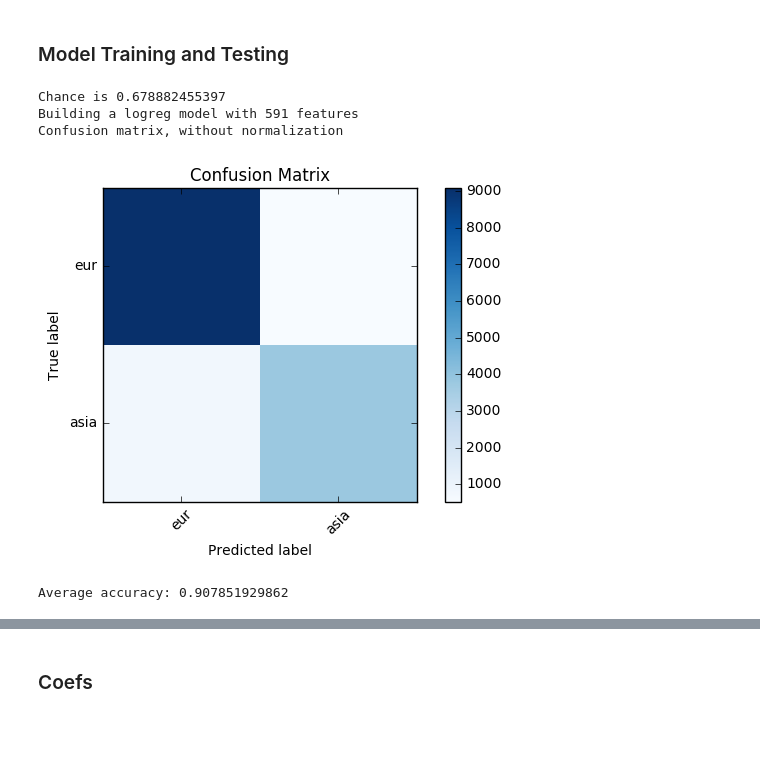
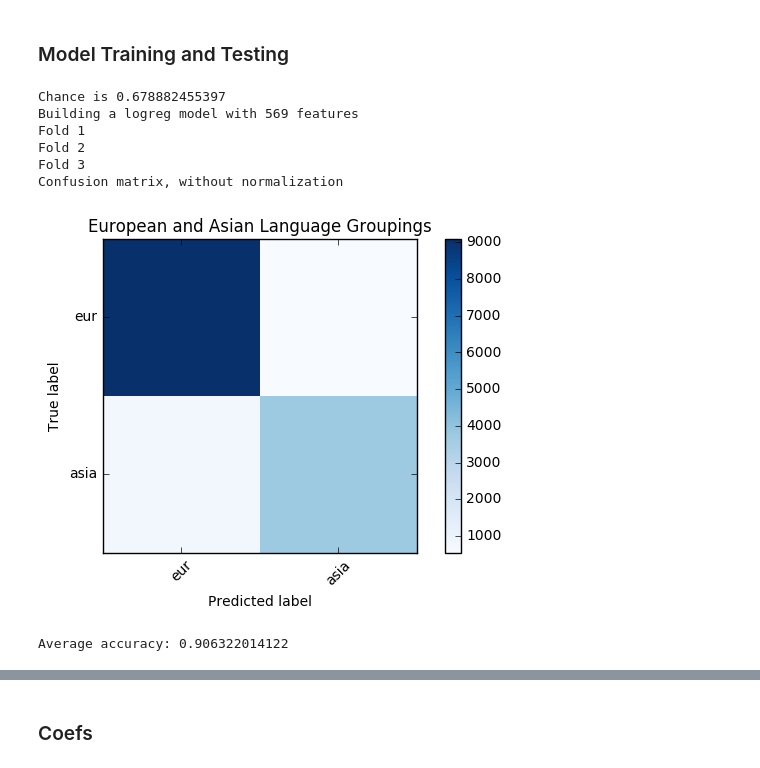
Before and after one commit to sravanareddy/appinventor, a Jupyter notebook: FindTheBug_April6.ipynb, the cells around one changed output, grey strips where cells are left out. Drawn from its saved outputs; the diff is of its cells as text; code cells hidden in the pictures; blank space fills up the shorter version.

```diff
--- a/FindTheBug_April6.ipynb
+++ b/FindTheBug_April6.ipynb
@@ -32,7 +32,7 @@ for user in user_langs:
     lang = user_langs[user]
     lang_counts[lang] += 1
 
-user_langs = {user: lang for user, lang in user_langs.items() if lang_counts[lang]>=250 and user in summaries}
+user_langs = {user: lang for user, lang in user_langs.items() if lang_counts[lang]>=250 and user in summaries and lang != 'la'}
 langset = set(user_langs.values())
 print 'lang data created with', len(user_langs), 'users and', len(langset), 'languages', langset
 # %% [output]
@@ -357,10 +361,8 @@ langgroups = {'es': 'eur',
               'nl': 'eur',
               'pl': 'eur',
               'en': 'eur',
-              'ru': 'eur',
               'ko': 'asia',
               'zh': 'asia',
-              'ja': 'asia',
               'th': 'asia'}
 langgroup_num_map = {'eur': 0, 'asia': 1}
 # %%
@@ -371,8 +369,10 @@ langgroup_num_map = {'eur': 0, 'asia': 1}
 def get_user_labels():
     return {user: langgroup_num_map[langgroups[lang]] for user, lang in user_langs.items() if lang in langgroups.keys()}
 # %%
-time_combined = combine_featfuncs([projectLengthFeatures, dayAnalysisFeatures,decileProjects])
+#time_combined = combine_featfuncs([projectLengthFeatures, dayAnalysisFeatures,decileProjects])
 code_combined = combine_featfuncs([summaryOBlockDecile,summaryDecileTLBlocks,summaryDecileNumScreens,summaryDeltasTLBlocks,summaryDeltasOBlock,summaryDeltasNumScreens, summaryAverages, allBlocksFeaturizer])
+all_blocks = combine_featfuncs([allBlocksFeaturizer])
+but_all = combine_featfuncs([summaryOBlockDecile,summaryDecileTLBlocks,summaryDecileNumScreens,summaryDeltasTLBlocks,summaryDeltasOBlock,summaryDeltasNumScreens, summaryAverages])
 # %%
 from sklearn.feature_extraction import DictVectorizer
 
@@ -456,7 +465,6 @@ from sklearn.decomposition import PCA
 print 'Chance is', max(numpy.bincount(y))/float(len(y))
 
 ### added later ### ************************
-foldindices = StratifiedKFold(y)
 
 
 labels = map(lambda x:x[0], sorted(langgroup_num_map.items(), key=lambda x:x[1]))
@@ -470,46 +478,55 @@ classifiers = [('logreg', LogisticRegression())]  # no knn because it's too slow
 
 
 for modelname, model in classifiers:
-    for featname, X in [('all', Xall)]:#('time', Xtime), ('code', Xcode), ('all', Xall)]:
+    for featname, X in [('code', Xcode)]:
         print  'Building a', modelname, 'model with', X.shape[1], 'features'
 
         cvaccs = numpy.zeros(len(foldindices))
         #cvf1 = numpy.zeros(len(foldindices))
         for i, (trainidx, testidx) in enumerate(foldindices):
-            #print 'Fold', i+1
+
+            print 'Fold', i+1
 
             ytrain = y[trainidx]
             ytest = y[testidx]
 
             Xtrain = X[trainidx, :]
             Xtest = X[testidx, :]
 
-#             model.fit(Xtrain, ytrain)
-#             cvaccs[i] = model.score(Xtest, ytest)
-
-            #pca = PCA(n_components=200)
-
-           # reduced_train = pca.fit_transform(Xtrain)
-            #reduced_test = pca.transform(Xtest)
-
             model.fit(Xtrain, ytrain)
             cvaccs[i] = model.score(Xtest, ytest)
 
+            predictions = model.predict(Xtest)
 
-            predictions = model.predict(Xtest)
+#             pca = PCA(n_components=7)
+
+#             reduced_train = pca.fit_transform(Xtrain)
+#             reduced_test = pca.transform(Xtest)
+
+#             model.fit(reduced_train, ytrain)
+#             cvaccs[i] = model.score(reduced_test, ytest)
+
+
+#             predictions = model.predict(reduced_test)
+
             #cvf1[i] = f1_score(ytest, predictions)
+
 
             #print '****', modelname, cvaccs[i]
         #analyze last fold only
         cnf_matrix = confusion_matrix(ytest, predictions)
+        plot_confusion_matrix(cnf_matrix, labels)
+        plt.title('European and Asian Language Groupings')
 
-        plot_confusion_matrix(cnf_matrix, labels)
         plt.show()
         coef = model.coef_
         print 'Average accuracy:', numpy.mean(cvaccs)
 # %% [output]
 Chance is 0.678882455397
-Building a logreg model with 591 features
+Building a logreg model with 569 features
+Fold 1
+Fold 2
+Fold 3
 Confusion matrix, without normalization
-[figure, old version]
+[figure, new version]
-Average accuracy: 0.907851929862
+Average accuracy: 0.906322014122
```
Also changed, not shown: parts of 16 cells of this notebook.
